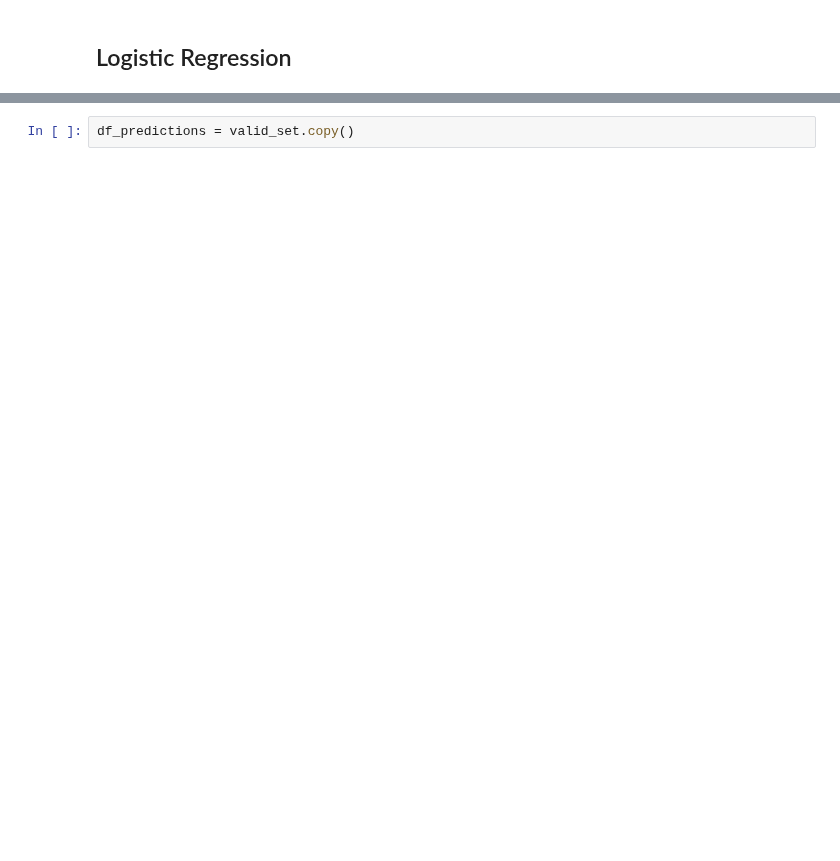
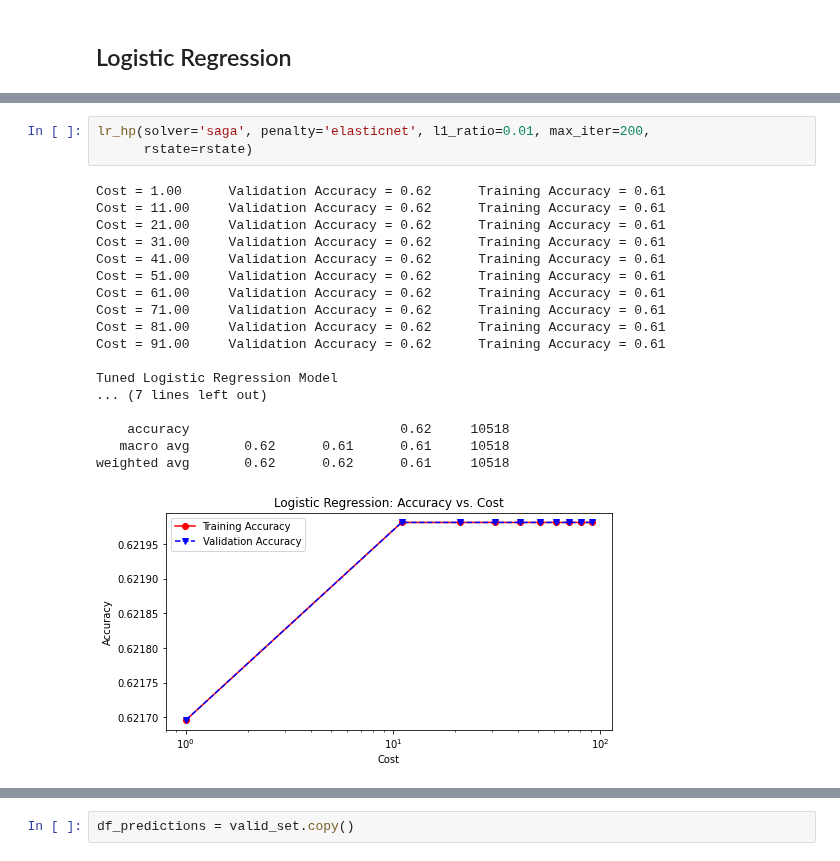
Before and after one commit to MSADS-Capstone/navigating_crime, a Jupyter notebook: Code Library/modeling.ipynb, the cells around one changed output, grey strips where cells are left out. Drawn from its saved outputs; the diff is of its cells as text; blank space fills up the shorter version.

```diff
--- a/Code Library/modeling.ipynb
+++ b/Code Library/modeling.ipynb
@@ -168,0 +174,22 @@ weighted avg       0.62      0.62      0.61     10518
+# %%
+lr_hp(solver='saga', penalty='elasticnet', l1_ratio=0.01, max_iter=200,
+      rstate=rstate)
+# %% [output]
+Cost = 1.00      Validation Accuracy = 0.62      Training Accuracy = 0.61
+Cost = 11.00     Validation Accuracy = 0.62      Training Accuracy = 0.61
+Cost = 21.00     Validation Accuracy = 0.62      Training Accuracy = 0.61
+Cost = 31.00     Validation Accuracy = 0.62      Training Accuracy = 0.61
+Cost = 41.00     Validation Accuracy = 0.62      Training Accuracy = 0.61
+Cost = 51.00     Validation Accuracy = 0.62      Training Accuracy = 0.61
+Cost = 61.00     Validation Accuracy = 0.62      Training Accuracy = 0.61
+Cost = 71.00     Validation Accuracy = 0.62      Training Accuracy = 0.61
+Cost = 81.00     Validation Accuracy = 0.62      Training Accuracy = 0.61
+Cost = 91.00     Validation Accuracy = 0.62      Training Accuracy = 0.61
+
+Tuned Logistic Regression Model
+... (7 lines left out)
+
+    accuracy                           0.62     10518
+   macro avg       0.62      0.61      0.61     10518
+weighted avg       0.62      0.62      0.61     10518
+[figure, added]
```
Also changed, not shown: parts of 48 cells of this notebook, 6 other files.
